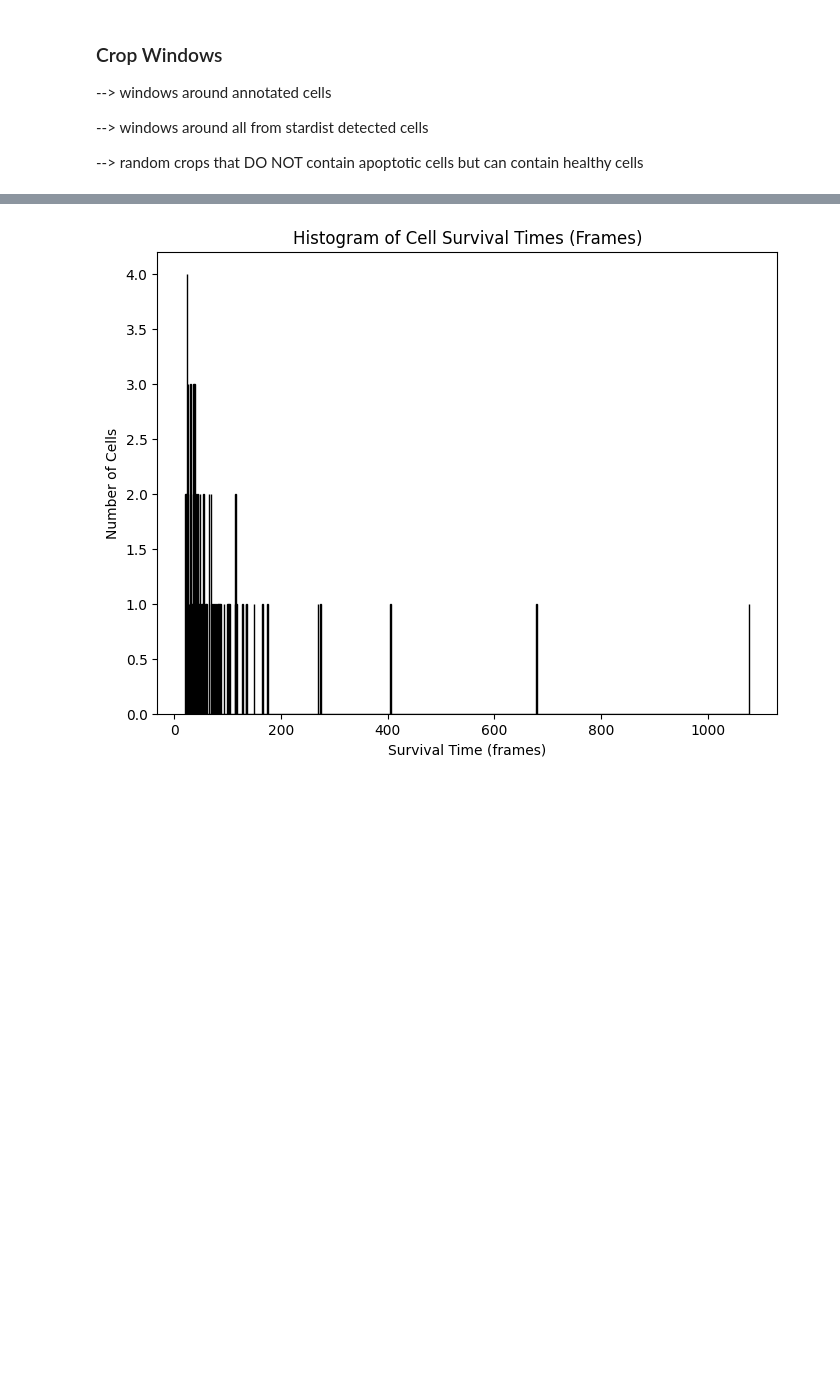
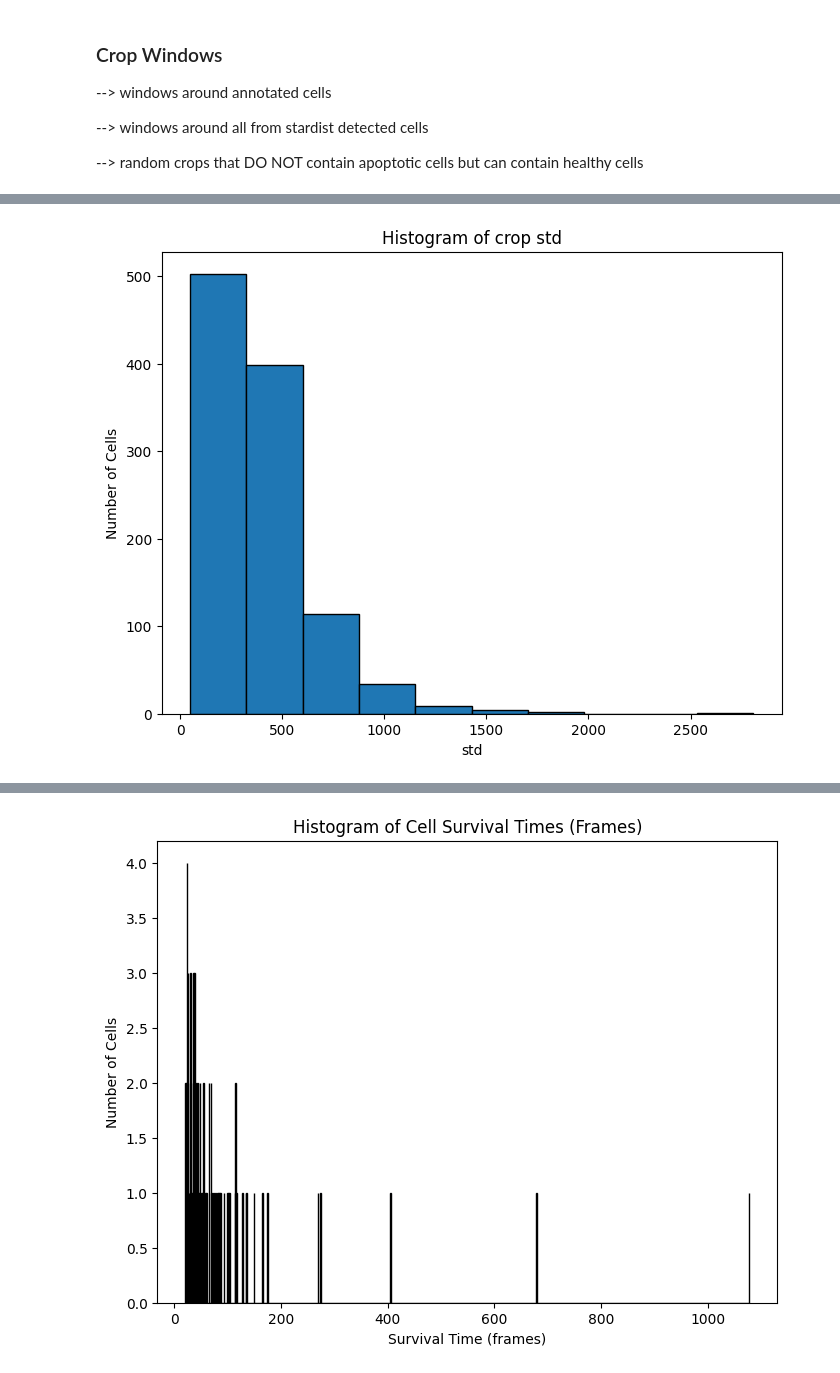
Before and after one commit to nezba00/apoDet, a Jupyter notebook: scripts/04_crop_windows.ipynb, the cells around one changed output, grey strips where cells are left out. Cells and saved outputs as stored; diff of their text form; code cells hidden in the pictures; blank space fills up the shorter version.

```diff
--- a/scripts/04_crop_windows.ipynb
+++ b/scripts/04_crop_windows.ipynb
@@ -471,0 +700,10 @@ Valid Stack = True: acq_freq = 1
+# %%
+stds = features_df['intensity_std']
+plt.figure(figsize=(8, 6))
+plt.hist(stds, edgecolor='black')
+plt.xlabel("std")
+plt.ylabel("Number of Cells")
+plt.title("Histogram of crop std")
+plt.show()
+# %% [output]
+[figure, added]
```
Also changed, not shown: parts of 18 cells of this notebook, 2 other files.
